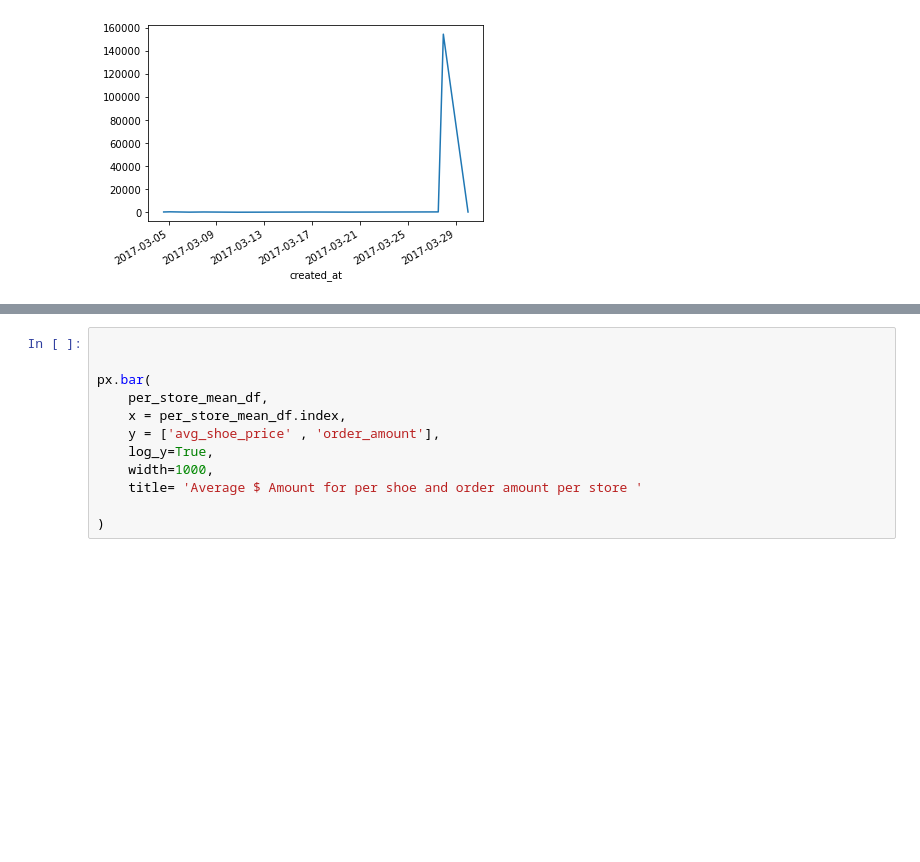
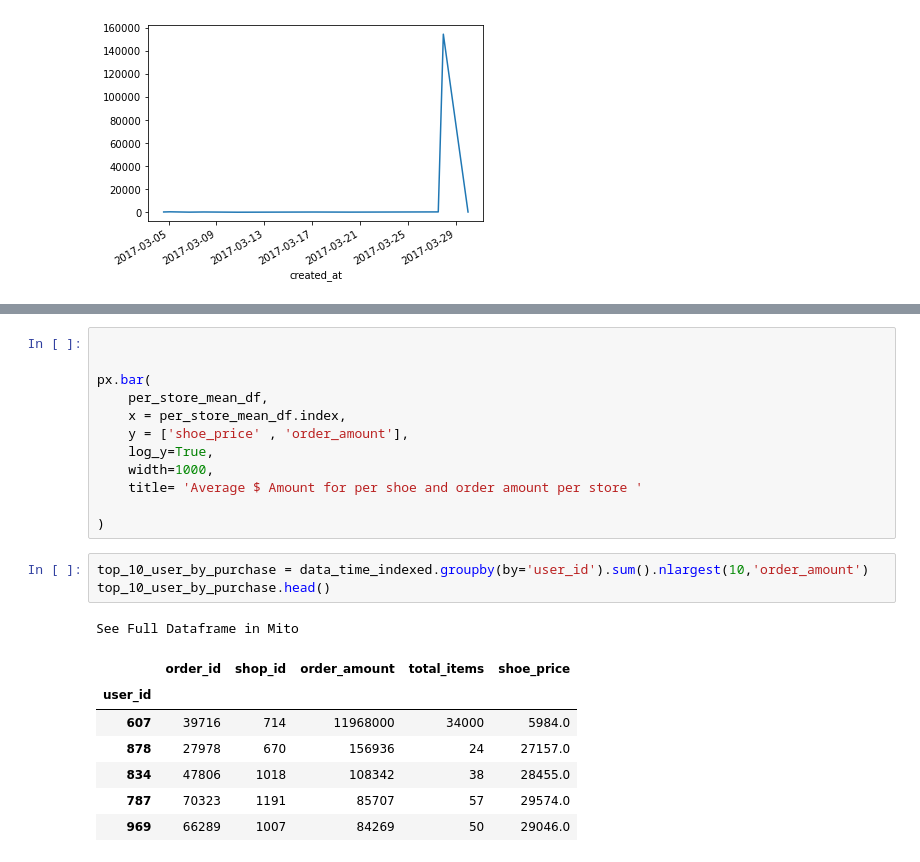
Before and after one commit to JQH84/Shopify-Challange-2022, a Jupyter notebook: EDA.ipynb, the cells around one changed output, grey strips where cells are left out. Drawn from its saved outputs; the diff is of its cells as text; blank space fills up the shorter version.

```diff
--- a/EDA.ipynb
+++ b/EDA.ipynb
@@ -224,9 +223,21 @@ See Full Dataframe in Mito
 px.bar(
     per_store_mean_df,
     x = per_store_mean_df.index,
-    y = ['avg_shoe_price' , 'order_amount'],
+    y = ['shoe_price' , 'order_amount'],
     log_y=True,
     width=1000,
     title= 'Average $ Amount for per shoe and order amount per store '
 
 )
+# %%
+top_10_user_by_purchase = data_time_indexed.groupby(by='user_id').sum().nlargest(10,'order_amount')
+top_10_user_by_purchase.head()
+# %% [output]
+See Full Dataframe in Mito
+|  | order_id | shop_id | order_amount | total_items | shoe_price |
+| user_id |  |  |  |  |  |
+| 607 | 39716 | 714 | 11968000 | 34000 | 5984.0 |
+| 878 | 27978 | 670 | 156936 | 24 | 27157.0 |
+| 834 | 47806 | 1018 | 108342 | 38 | 28455.0 |
+| 787 | 70323 | 1191 | 85707 | 57 | 29574.0 |
+| 969 | 66289 | 1007 | 84269 | 50 | 29046.0 |
```
Also changed, not shown: parts of 10 cells of this notebook, 4 other files.
